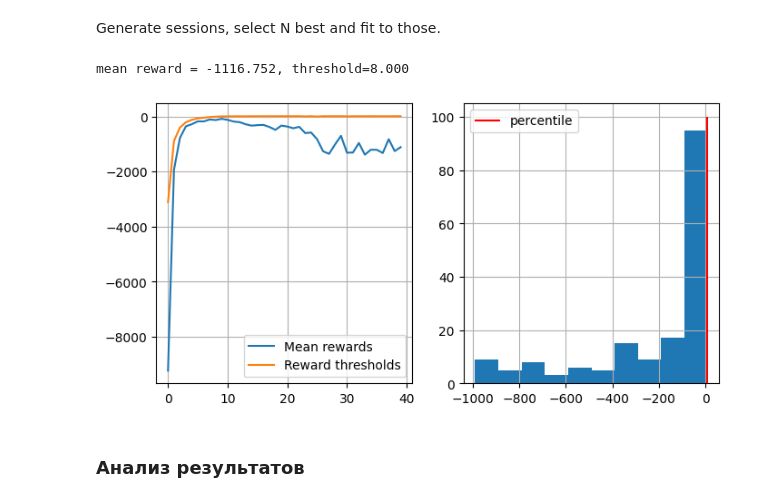
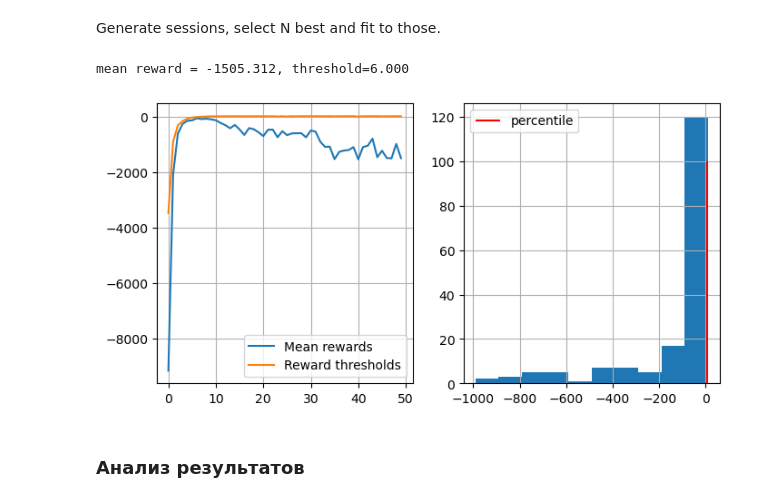
Before and after one commit to ml-dafe/ml_mipt_dafe, a Jupyter notebook: 12_RL_base/seminar/practice_solved.ipynb, the cells around one changed output. Saved outputs shown, nothing was run; the diff lists cells and outputs as text; code cells hidden in the pictures.

```diff
--- a/12_RL_base/seminar/practice_solved.ipynb
+++ b/12_RL_base/seminar/practice_solved.ipynb
@@ -381,34 +410,34 @@ def show_progress(rewards_batch, log, percentile, reward_range=[-990, +10]):
 # reset policy
 policy = initialize_policy(n_states, n_actions)
 # %%
-epochs = 40
+epochs = 50
 n_sessions = 250     # sample this many sessions
 percentile = 70      # take this percent of session with highest rewards
 learning_rate = 0.8  # how quickly the policy is updated, on a scale from 0 to 1
 
 log = []
 
 for i in range(epochs):
     # Generate a list of n_sessions new sessions, select elites and compute
     # new policy based on them. After that update the existing policy wrt
     # learning rate.
     sessions = [generate_session(env, policy)  for _ in range(n_sessions)]
     states_batch = [session_states for session_states, session_actions, session_reward in  sessions]
     actions_batch = [session_actions for session_states, session_actions, session_reward in  sessions]
     rewards_batch = [session_reward for session_states, session_actions, session_reward in  sessions]
 
     # Ваш код здесь
     elite_states, elite_actions = select_elites(
         states_batch, actions_batch, rewards_batch, percentile
     )
     new_policy = get_new_policy(elite_states, elite_actions)
     policy = learning_rate * new_policy + (1 - learning_rate) * policy
 
     # display results on chart
     show_progress(rewards_batch, log, percentile)
 # %% [output]
-mean reward = -1116.752, threshold=8.000
+mean reward = -1505.312, threshold=6.000
-[figure, old version]
+[figure, new version]
 # %% [markdown]
 ### Анализ результатов
 # %% [markdown]
```
Also changed, not shown: parts of 21 cells of this notebook.
